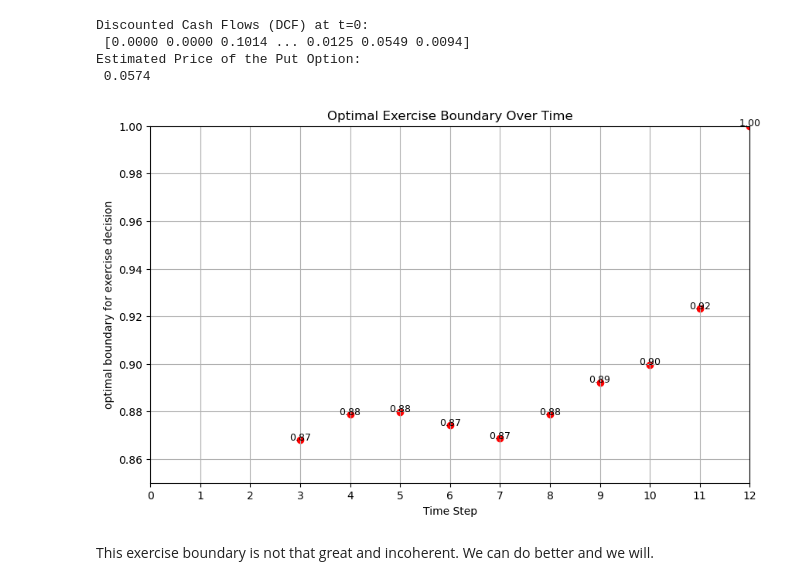
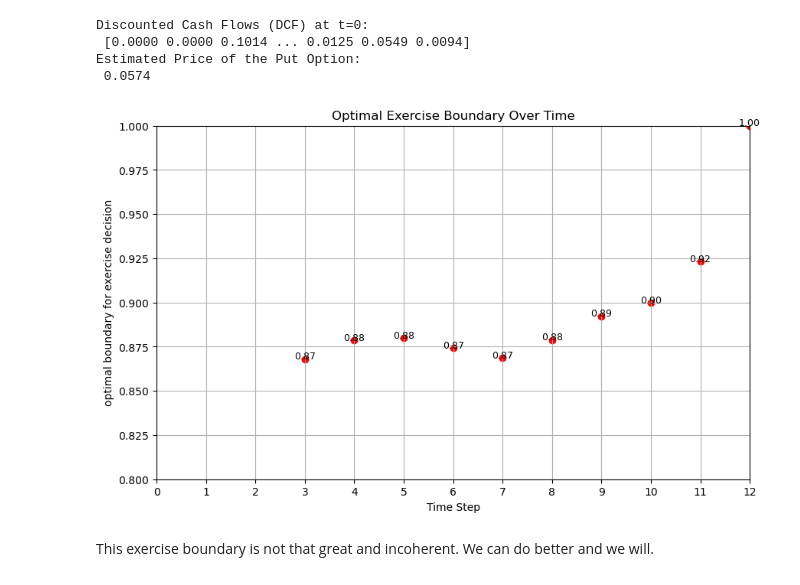
Before and after one commit to pletourneau-lsmc/LSMC_Excel, a Jupyter notebook: 3-LSMC/3.2-Extended_Example/3.2.1-Extended_example.ipynb, the cells around one changed output. Saved outputs shown, nothing was run; the diff lists cells and outputs as text; code cells hidden in the pictures.

```diff
--- a/3-LSMC/3.2-Extended_Example/3.2.1-Extended_example.ipynb
+++ b/3-LSMC/3.2-Extended_Example/3.2.1-Extended_example.ipynb
@@ -199,34 +199,34 @@ for t in range(1, nt):
         intersection = np.array([])
 
     # Keep only the real roots
     intersection = intersection[intersection.imag == 0].real
 
     intersection_points.append(intersection)
 
 # We know the optimal exercise at nt is at K, so we will append it to the intersection points
 intersection_points.append(np.array([K]))
 
 # Collect all valid intersection points and their time steps
 x_vals = []
 y_vals = []
 for t, intersection in enumerate(intersection_points, start=1):
     if intersection.size > 0:
         x_vals.append(t)
         y_vals.append(intersection[0])
 
 plt.figure(figsize=(10, 6))
 plt.scatter(x_vals, y_vals, color='red')
 for t, y in zip(x_vals, y_vals):
     plt.text(t, y, f"{y:.2f}", fontsize=9, ha='center')
-plt.ylim(0.85, 1)
+plt.ylim(0.8, 1)
 plt.xlim(0, nt)
 plt.xticks(np.arange(0, nt + 1, 1))
 plt.xlabel('Time Step')
 plt.ylabel('optimal boundary for exercise decision')
 plt.title('Optimal Exercise Boundary Over Time')
 plt.grid(True)
 plt.show()
 # %% [output]
-[figure, old version]
+[figure, new version]
 # %% [markdown]
 This exercise boundary is not that great and incoherent. We can do better and we will.
```
Also changed, not shown: 4 other files.
